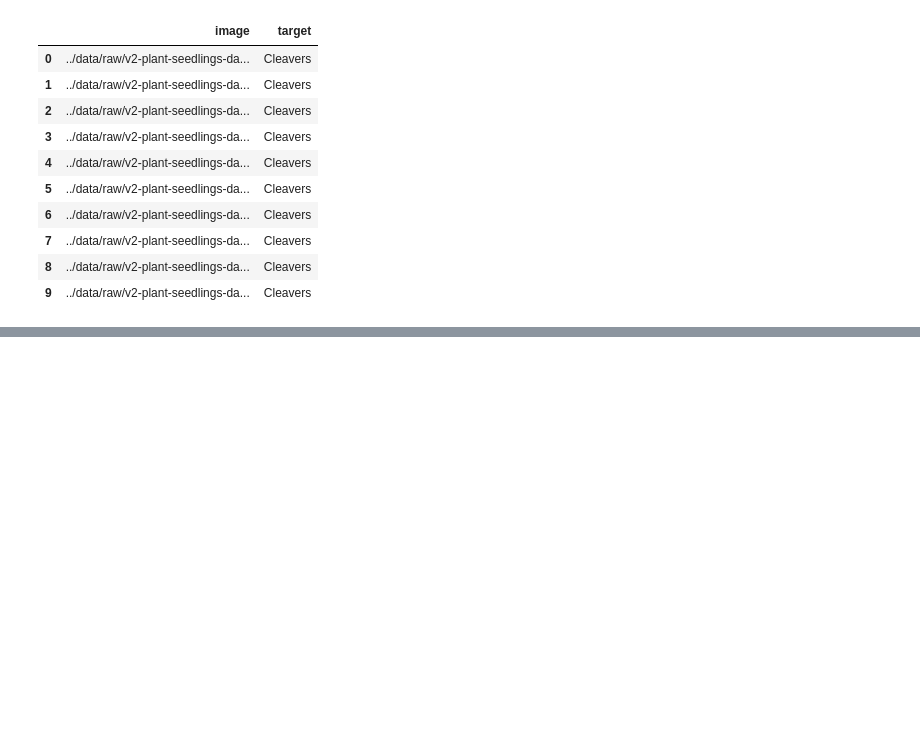
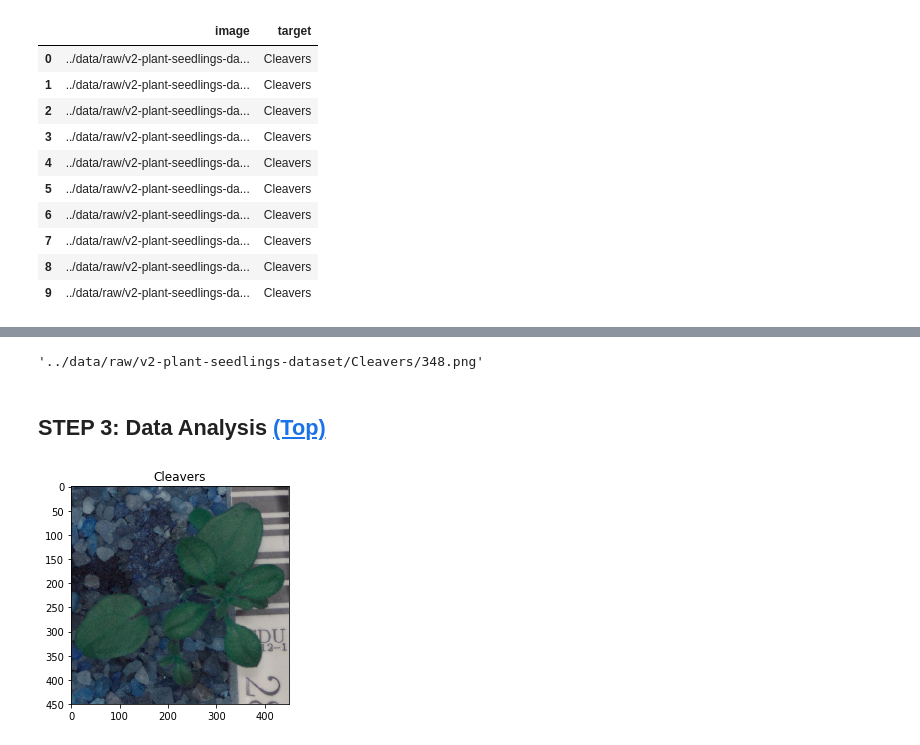
Before and after one commit to ngilmore/ml_model_deployment, a Jupyter notebook: notebooks/2.0-ng-differentiate-weeds-using-cnn.ipynb, the cells around one changed output, grey strips where cells are left out. Cells and saved outputs as stored; diff of their text form; code cells hidden in the pictures; blank space fills up the shorter version.

Commit message:
visualize a few images

```diff
--- a/notebooks/2.0-ng-differentiate-weeds-using-cnn.ipynb
+++ b/notebooks/2.0-ng-differentiate-weeds-using-cnn.ipynb
@@ -185,0 +206,19 @@ images_df.head(10)
+# %%
+# Isolate a path for demo
+# we want to load the image in this path later
+
+images_df.loc[0, 'image']
+# %% [output]
+'../data/raw/v2-plant-seedlings-dataset/Cleavers/348.png'
+# %% [markdown]
+## STEP 3: Data Analysis<a id='3.0'></a> [(Top)](#0.0)
+# %%
+# Visualise a few images
+def plot_single_image(df, image_number):
+    im = cv2.imread(df.loc[image_number, 'image'])
+    plt.title(df.loc[image_number, 'target'])
+    plt.imshow(im)
+
+plot_single_image(images_df, 0)
+# %% [output]
+[figure, added]
```
Also changed, not shown: parts of 3 cells of this notebook.
